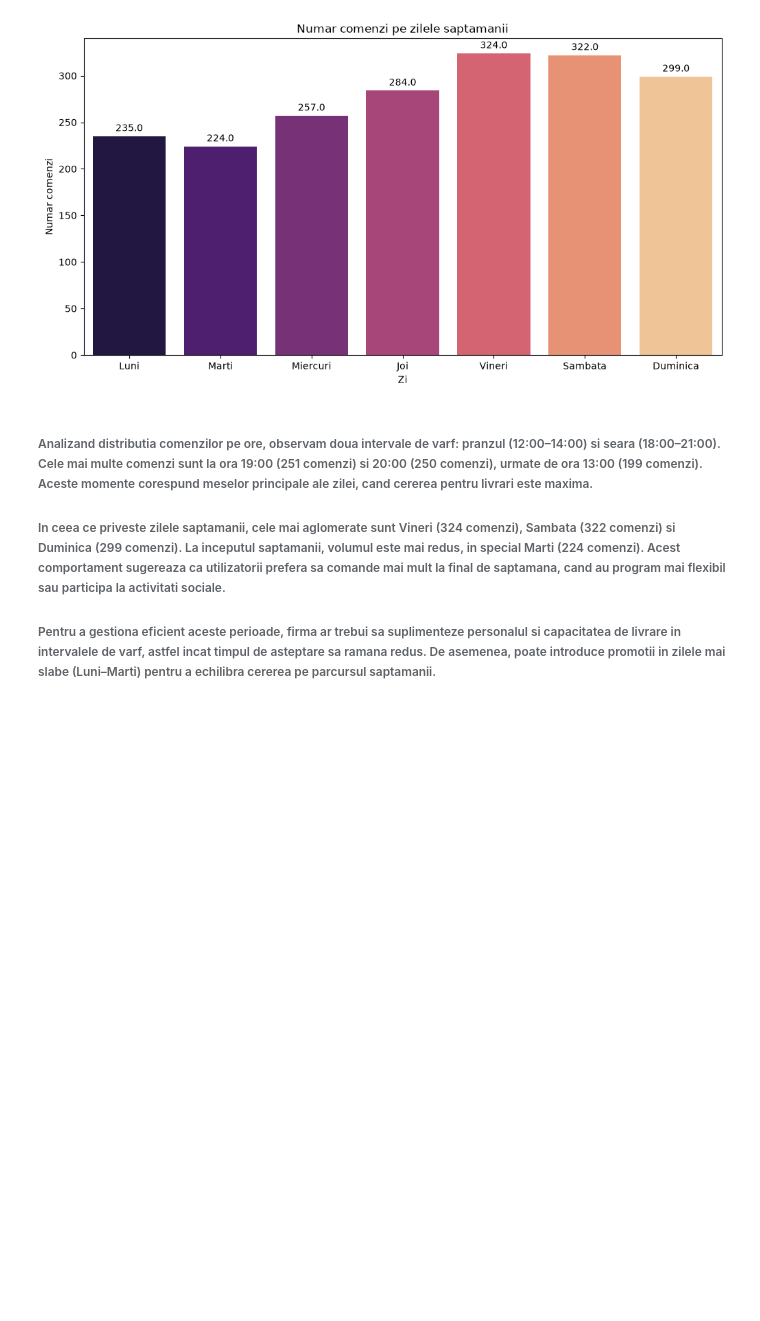
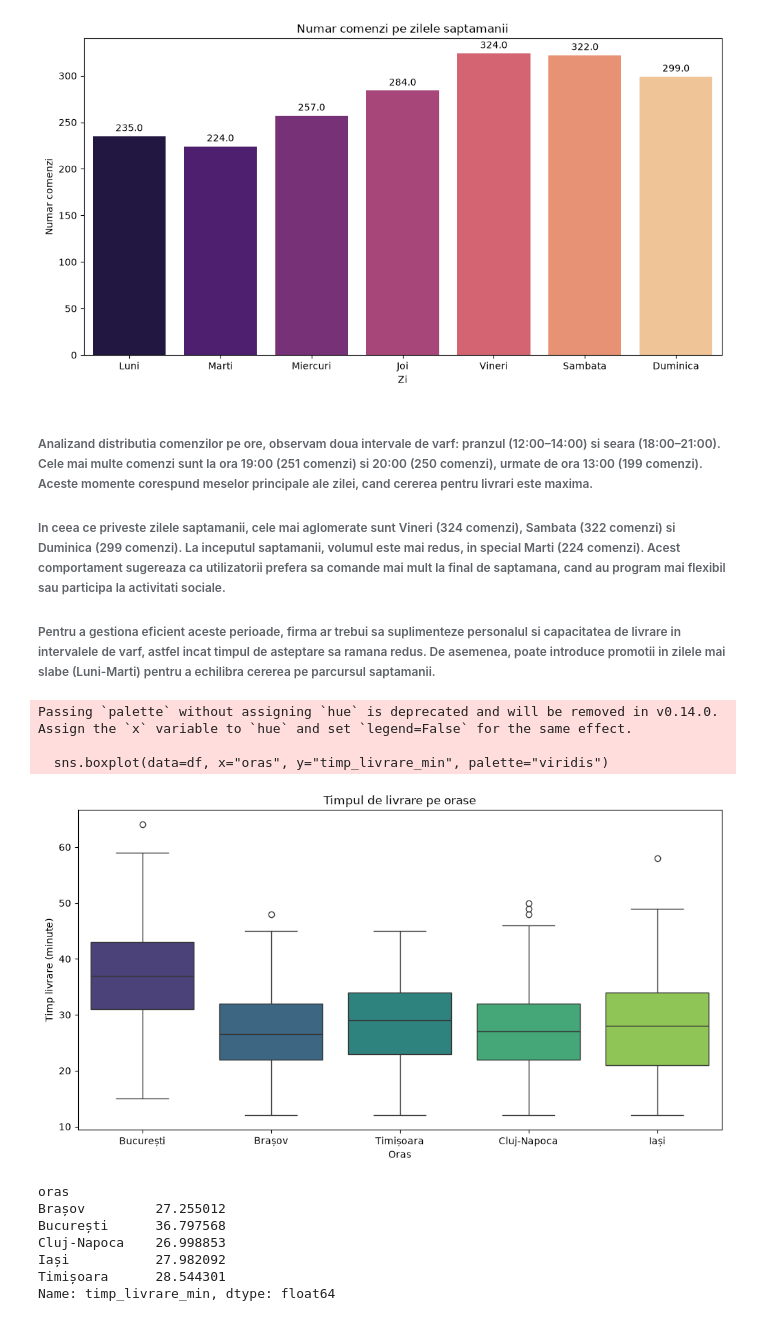
Before and after one commit to CristianaTrandafir/proiect_python_trandafir_cristiana, a Jupyter notebook: proiect_gustoexpress.ipynb, the cells around one changed output. Cells and saved outputs as stored; diff of their text form; code cells hidden in the pictures; blank space fills up the shorter version.

```diff
--- a/proiect_gustoexpress.ipynb
+++ b/proiect_gustoexpress.ipynb
@@ -482,4 +482,35 @@ Passing `palette` without assigning `hue` is deprecated and will be removed in v
 
 ###### In ceea ce priveste zilele saptamanii, cele mai aglomerate sunt Vineri (324 comenzi), Sambata (322 comenzi) si Duminica (299 comenzi). La inceputul saptamanii, volumul este mai redus, in special Marti (224 comenzi). Acest comportament sugereaza ca utilizatorii prefera sa comande mai mult la final de saptamana, cand au program mai flexibil sau participa la activitati sociale.
 
-###### Pentru a gestiona eficient aceste perioade, firma ar trebui sa suplimenteze personalul si capacitatea de livrare in intervalele de varf, astfel incat timpul de asteptare sa ramana redus. De asemenea, poate introduce promotii in zilele mai slabe (Luni–Marti) pentru a echilibra cererea pe parcursul saptamanii.
+###### Pentru a gestiona eficient aceste perioade, firma ar trebui sa suplimenteze personalul si capacitatea de livrare in intervalele de varf, astfel incat timpul de asteptare sa ramana redus. De asemenea, poate introduce promotii in zilele mai slabe (Luni-Marti) pentru a echilibra cererea pe parcursul saptamanii.
+# %%
+"""Întrebarea 5 – Timpul de livrare influențează ratingul? (15p)
+• Boxplot (seaborn) cu timpul de livrare pe fiecare oraș + timpul mediu de livrare pe oraș
+• O funcție def categorie_livrare(minute) care returnează „Rapidă (≤30 min)”,
+„Normală (31–45 min)” sau „Lentă (>45 min)”, aplicată cu apply()
+• Ratingul mediu pe fiecare categorie de livrare + bar chart
+• Corelația dintre timp_livrare_min și rating_client (corr())
+• Concluzie: livrările lente primesc ratinguri mai mici? În ce oraș ar trebui îmbunătățită
+livrarea?"""
+
+plt.figure(figsize=(12,6))
+sns.boxplot(data=df, x="oras", y="timp_livrare_min", palette="viridis")
+plt.title("Timpul de livrare pe orase")
+plt.xlabel("Oras")
+plt.ylabel("Timp livrare (minute)")
+plt.show()
+
+# Timpul mediu de livrare pe oras
+df.groupby("oras")["timp_livrare_min"].mean()
+# %% [output]
+Passing `palette` without assigning `hue` is deprecated and will be removed in v0.14.0. Assign the `x` variable to `hue` and set `legend=False` for the same effect.
+
+  sns.boxplot(data=df, x="oras", y="timp_livrare_min", palette="viridis")
+[figure, added]
+oras
+Brașov         27.255012
+București      36.797568
+Cluj-Napoca    26.998853
+Iași           27.982092
+Timișoara      28.544301
+Name: timp_livrare_min, dtype: float64
```
Also changed, not shown: parts of 5 cells of this notebook.
